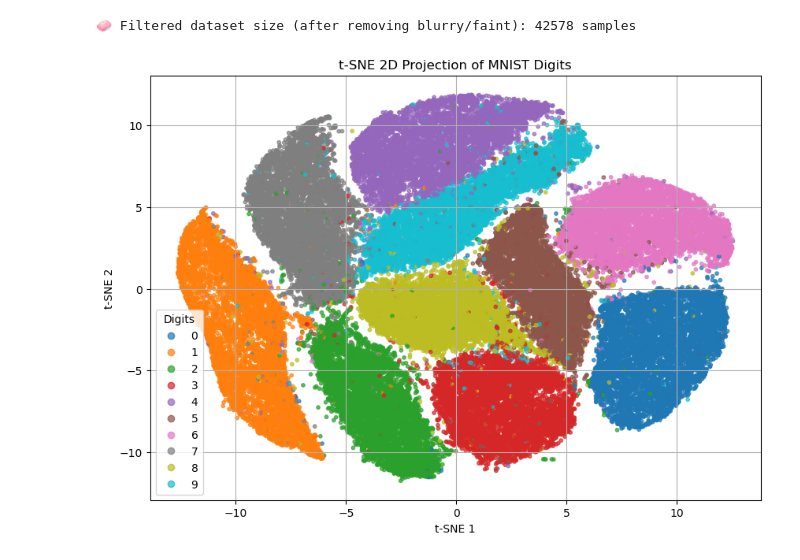
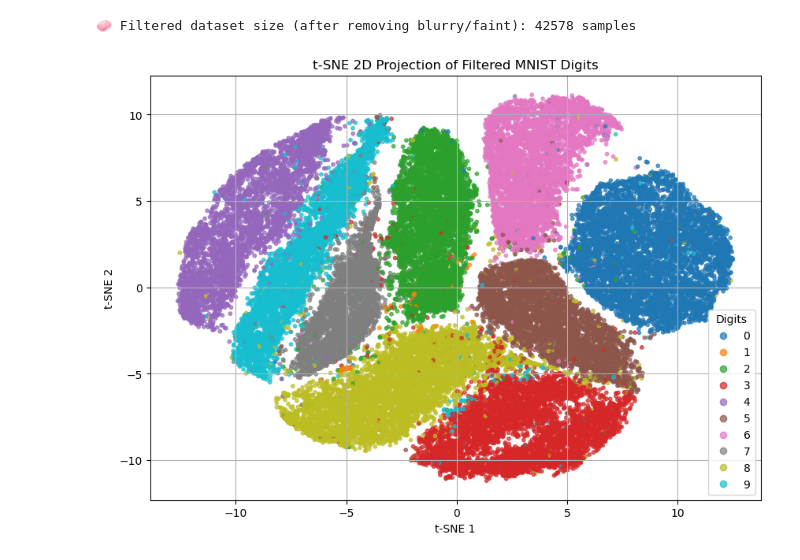
Before and after one commit to adiazcarral/ADC-TestDataScience-1, a Jupyter notebook: src/adc_testdatascience_1/notebooks/01_EDA_MNIST.ipynb, the cells around one changed output. Saved outputs shown, nothing was run; the diff lists cells and outputs as text; code cells hidden in the pictures.

```diff
--- a/src/adc_testdatascience_1/notebooks/01_EDA_MNIST.ipynb
+++ b/src/adc_testdatascience_1/notebooks/01_EDA_MNIST.ipynb
@@ -19,7 +26,8 @@ import seaborn as sns
 # %%
 # Basic MNIST transformation
 base_transform = transforms.ToTensor()
-mnist = MNIST(root='./data', train=True, download=True, transform=base_transform)
+data_path = os.path.join('.', 'data')
+mnist = MNIST(root=data_path, train=True, download=True, transform=base_transform)
 # %%
 # Rotation transform
 rotation_transform = transforms.Compose([
@@ -156,24 +159,28 @@ print(f"🧼 Filtered dataset size (after removing blurry/faint): {len(filtered_
 [figure]
 🧼 Filtered dataset size (after removing blurry/faint): 42578 samples
 # %%
-from sklearn.manifold import TSNE
+# Unpack filtered data
+images, labels = zip(*filtered_data)
 
-# Reduce dimensionality before t-SNE for speed (optional but recommended)
+# Flatten images to vectors (required for PCA/t-SNE)
+X = np.array([img.numpy().flatten() for img in images])  # convert from torch.Tensor to numpy array
+
+# Reduce dimensionality with PCA before t-SNE (optional but recommended)
 pca_50 = PCA(n_components=100)
-X_pca_50 = pca_50.fit_transform(images_flat)
+X_pca_50 = pca_50.fit_transform(X)
 
 # Apply t-SNE (this can be slow on large datasets!)
 tsne = TSNE(n_components=2, perplexity=30, n_iter=300, random_state=42)
 X_tsne = tsne.fit_transform(X_pca_50)
 
-# Plot t-SNE
+# Plot t-SNE result
 plt.figure(figsize=(10, 7))
-scatter = plt.scatter(X_tsne[:, 0], X_tsne[:, 1], c=labels_cleaned, cmap='tab10', s=10, alpha=0.7)
+scatter = plt.scatter(X_tsne[:, 0], X_tsne[:, 1], c=labels, cmap='tab10', s=10, alpha=0.7)
 plt.legend(*scatter.legend_elements(), title="Digits", loc="best")
-plt.title("t-SNE 2D Projection of MNIST Digits")
+plt.title("t-SNE 2D Projection of Filtered MNIST Digits")
 plt.xlabel("t-SNE 1")
 plt.ylabel("t-SNE 2")
 plt.grid(True)
 plt.show()
 # %% [output]
-[figure, old version]
+[figure, new version]
```
Also changed, not shown: parts of 5 cells of this notebook, 37 other files.
